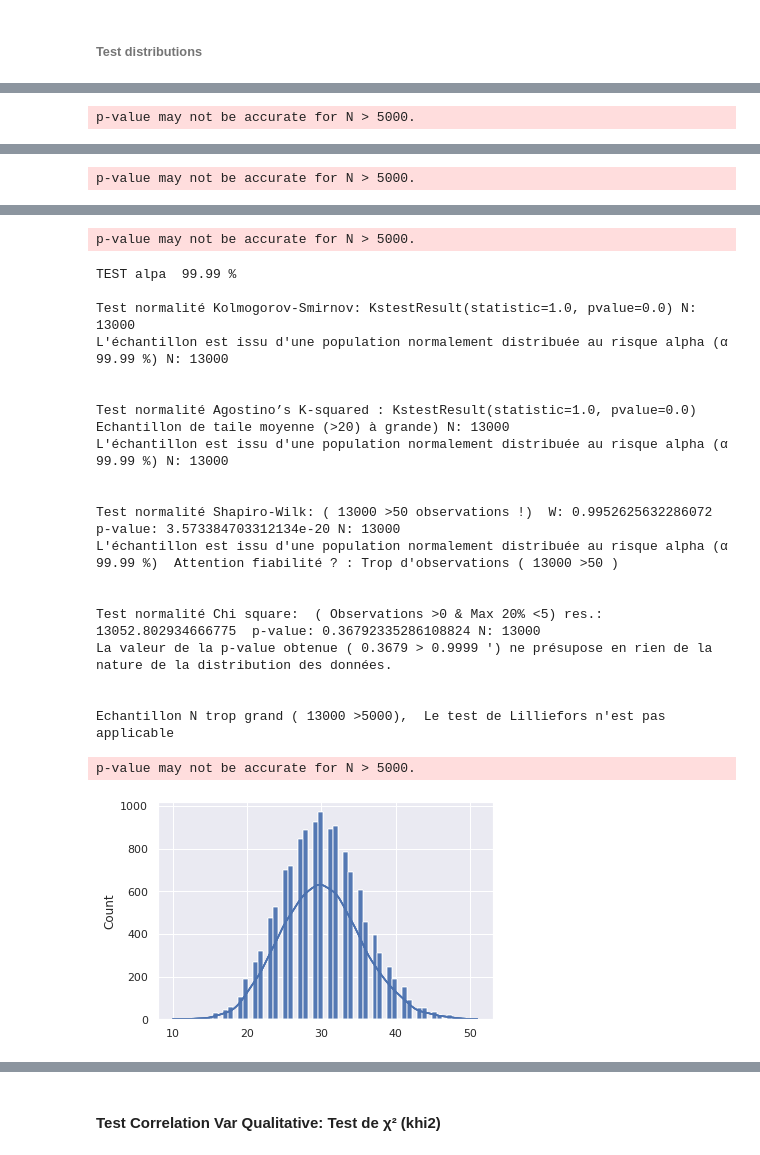
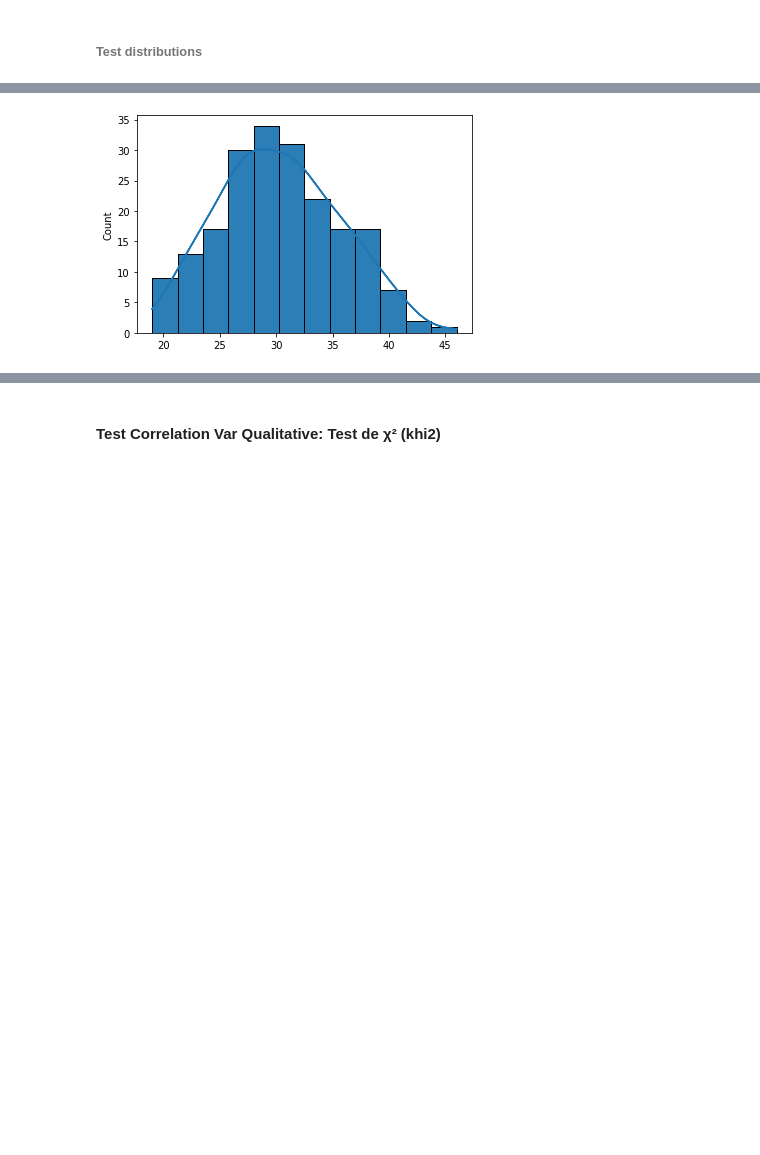
Before and after one commit to vincent-arese/PythonConfigVA, a Jupyter notebook: PyFctVA.ipynb, the cells around one changed output, grey strips where cells are left out. Drawn from its saved outputs; the diff is of its cells as text; code cells hidden in the pictures; blank space fills up the shorter version.

```diff
--- a/PyFctVA.ipynb
+++ b/PyFctVA.ipynb
@@ -677,7 +1134,7 @@ n, p = 10, .5  # number of trials, probability of each trial ;
 
 #Loi de Poisson
 # https://fr.wikipedia.org/wiki/Loi_de_Poisson  #https://blog.minitab.com/fr/que-sont-les-tests-de-poisson-a-un-ou-deux-echantillons#:~:text=Ces%20tests%20permettent%20d'effectuer,d'une%20loi%20de%20Poisson.
-data = np.random.poisson(30, 13000) ; label="Loi Poisson N13"
+data = np.random.poisson(30, 200) ; label="Loi Poisson N13"
 # data = np.random.poisson(30,1000); label="Loi Poisson N1000"
 
 
@@ -731 +1187,0 @@ Distrution Test : Loi Poisson N13
-p-value may not be accurate for N > 5000.
@@ -749 +1187,0 @@ Distrution Test : Loi Poisson N13
-p-value may not be accurate for N > 5000.
@@ -767,25 +1188,4 @@ Distrution Test : Loi Poisson N13
-p-value may not be accurate for N > 5000.
-TEST alpa  99.99 %
-
-Test normalité Kolmogorov-Smirnov: KstestResult(statistic=1.0, pvalue=0.0) N: 13000
-L'échantillon est issu d'une population normalement distribuée au risque alpha (α 99.99 %) N: 13000
-
-
-Test normalité Agostino’s K-squared : KstestResult(statistic=1.0, pvalue=0.0)  Echantillon de taile moyenne (>20) à grande) N: 13000
-L'échantillon est issu d'une population normalement distribuée au risque alpha (α 99.99 %) N: 13000
-
-
-Test normalité Shapiro-Wilk: ( 13000 >50 observations !)  W: 0.9952625632286072  p-value: 3.573384703312134e-20 N: 13000
-L'échantillon est issu d'une population normalement distribuée au risque alpha (α 99.99 %)  Attention fiabilité ? : Trop d'observations ( 13000 >50 )
-
-
-Test normalité Chi square:  ( Observations >0 & Max 20% <5) res.: 13052.802934666775  p-value: 0.36792335286108824 N: 13000
-La valeur de la p-value obtenue ( 0.3679 > 0.9999 ') ne présupose en rien de la nature de la distribution des données.
-
-
-Echantillon N trop grand ( 13000 >5000),  Le test de Lilliefors n'est pas applicable
-p-value may not be accurate for N > 5000.
-[figure, old version]
+[figure, new version]
 # %%
 
 α = 0.001
```
Also changed, not shown: parts of 41 cells of this notebook.
